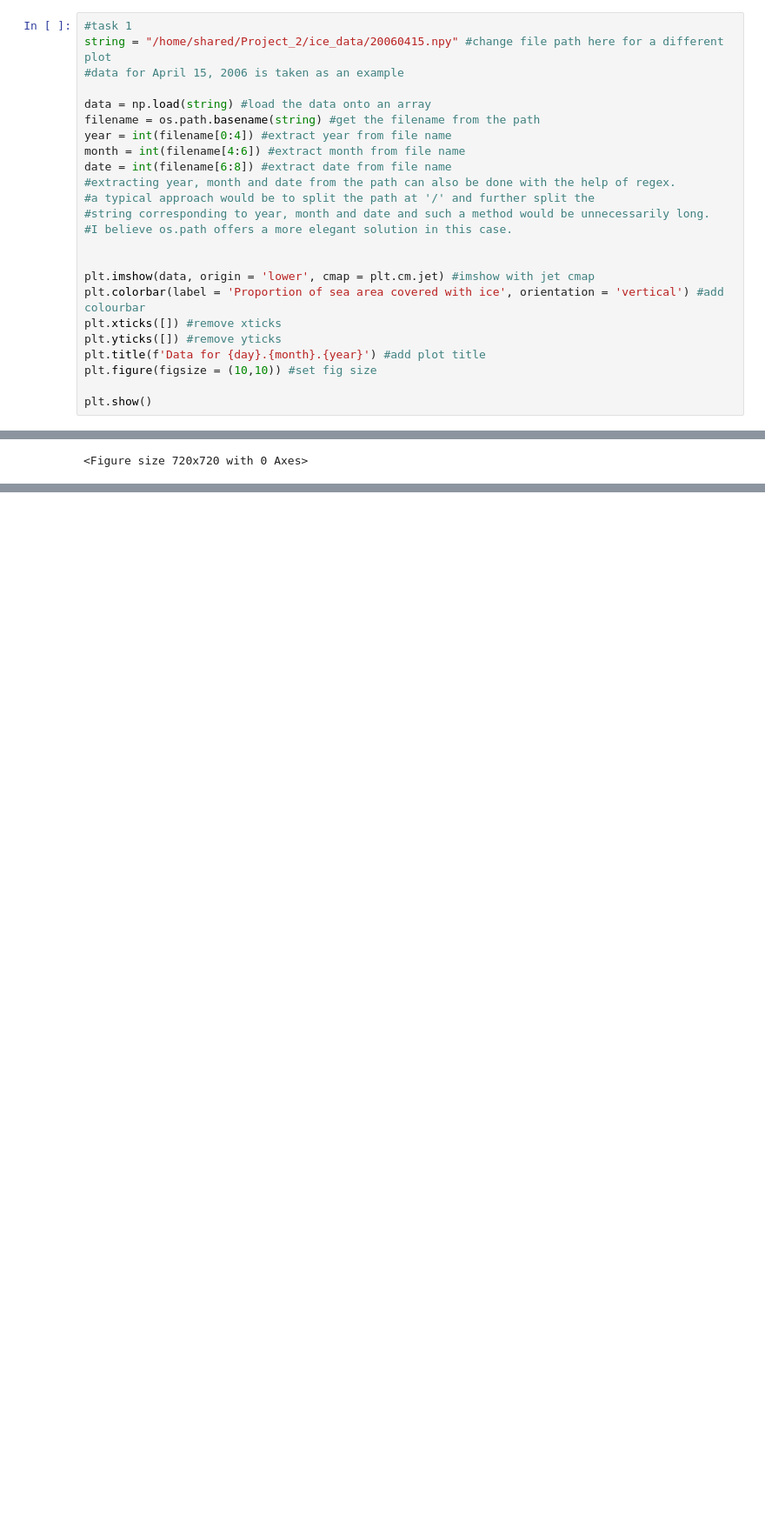
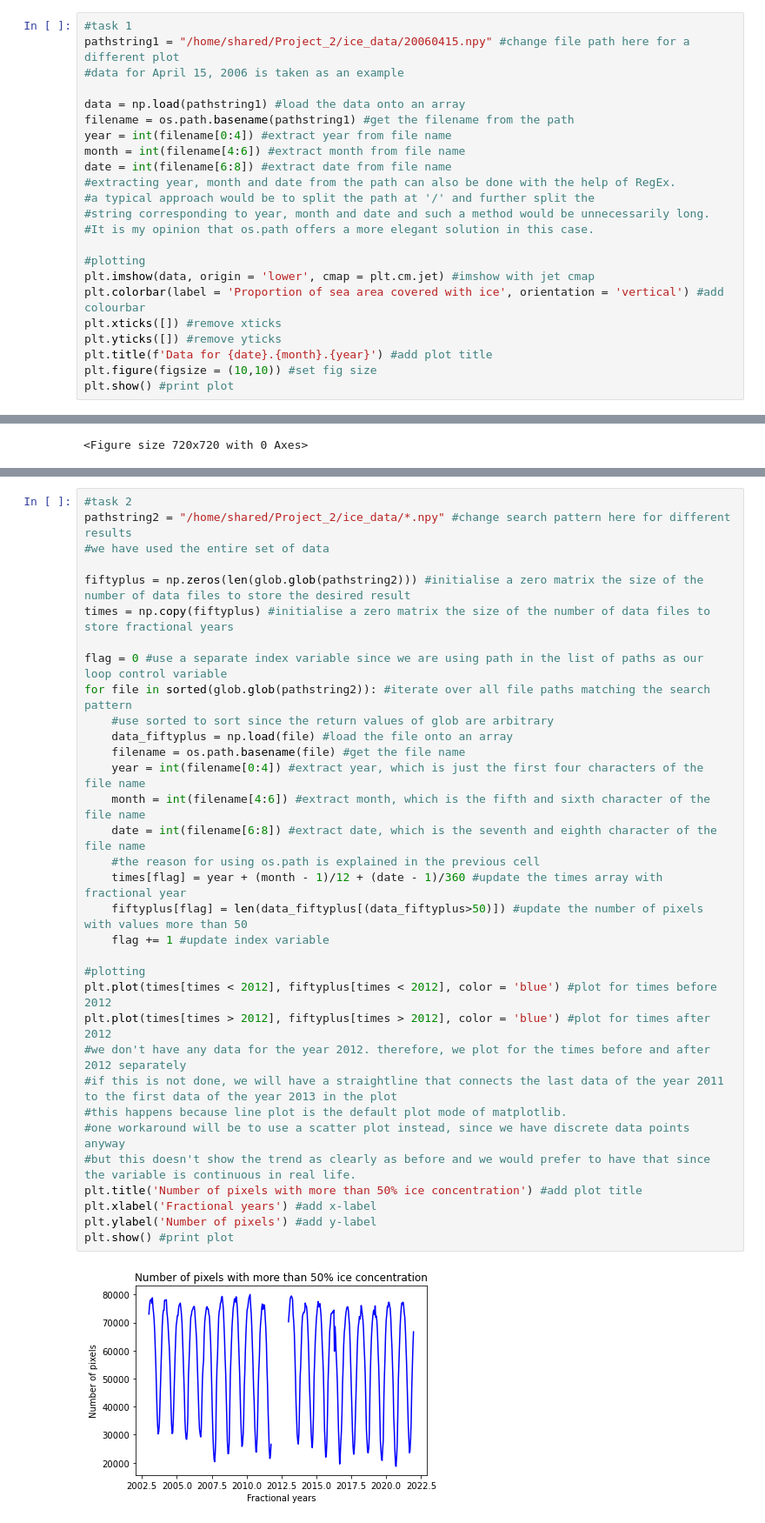
Before and after one commit to smilex555/phys718-hwp, a Jupyter notebook: project2/Project_2_Arctic_Ice_maps_students.ipynb, the cells around one changed output, grey strips where cells are left out. Shown at 87% size. Saved outputs shown, nothing was run; the diff lists cells and outputs as text; blank space fills up the shorter version.

```diff
--- a/project2/Project_2_Arctic_Ice_maps_students.ipynb
+++ b/project2/Project_2_Arctic_Ice_maps_students.ipynb
@@ -90,28 +95,27 @@ import numpy as np
 import matplotlib.pyplot as plt
 # %%
 #task 1
-string = "/home/shared/Project_2/ice_data/20060415.npy" #change file path here for a different plot
+pathstring1 = "/home/shared/Project_2/ice_data/20060415.npy" #change file path here for a different plot
 #data for April 15, 2006 is taken as an example
 
-data = np.load(string) #load the data onto an array
-filename = os.path.basename(string) #get the filename from the path
+data = np.load(pathstring1) #load the data onto an array
+filename = os.path.basename(pathstring1) #get the filename from the path
 year = int(filename[0:4]) #extract year from file name
 month = int(filename[4:6]) #extract month from file name
 date = int(filename[6:8]) #extract date from file name
-#extracting year, month and date from the path can also be done with the help of regex.
+#extracting year, month and date from the path can also be done with the help of RegEx.
 #a typical approach would be to split the path at '/' and further split the
 #string corresponding to year, month and date and such a method would be unnecessarily long.
-#I believe os.path offers a more elegant solution in this case.
+#It is my opinion that os.path offers a more elegant solution in this case.
 
-
+#plotting
 plt.imshow(data, origin = 'lower', cmap = plt.cm.jet) #imshow with jet cmap
 plt.colorbar(label = 'Proportion of sea area covered with ice', orientation = 'vertical') #add colourbar
 plt.xticks([]) #remove xticks
 plt.yticks([]) #remove yticks
-plt.title(f'Data for {day}.{month}.{year}') #add plot title
+plt.title(f'Data for {date}.{month}.{year}') #add plot title
 plt.figure(figsize = (10,10)) #set fig size
-
-plt.show()
+plt.show() #print plot
 # %% [output]
 [figure]
 <Figure size 720x720 with 0 Axes>
@@ -141,0 +125,35 @@ plt.show()
+# %%
+#task 2
+pathstring2 = "/home/shared/Project_2/ice_data/*.npy" #change search pattern here for different results
+#we have used the entire set of data
+
+fiftyplus = np.zeros(len(glob.glob(pathstring2))) #initialise a zero matrix the size of the number of data files to store the desired result
+times = np.copy(fiftyplus) #initialise a zero matrix the size of the number of data files to store fractional years
+
+flag = 0 #use a separate index variable since we are using path in the list of paths as our loop control variable
+for file in sorted(glob.glob(pathstring2)): #iterate over all file paths matching the search pattern
+    #use sorted to sort since the return values of glob are arbitrary
+    data_fiftyplus = np.load(file) #load the file onto an array
+    filename = os.path.basename(file) #get the file name
+    year = int(filename[0:4]) #extract year, which is just the first four characters of the file name
+    month = int(filename[4:6]) #extract month, which is the fifth and sixth character of the file name
+    date = int(filename[6:8]) #extract date, which is the seventh and eighth character of the file name
+    #the reason for using os.path is explained in the previous cell
+    times[flag] = year + (month - 1)/12 + (date - 1)/360 #update the times array with fractional year
+    fiftyplus[flag] = len(data_fiftyplus[(data_fiftyplus>50)]) #update the number of pixels with values more than 50
+    flag += 1 #update index variable
+
+#plotting
+plt.plot(times[times < 2012], fiftyplus[times < 2012], color = 'blue') #plot for times before 2012
+plt.plot(times[times > 2012], fiftyplus[times > 2012], color = 'blue') #plot for times after 2012
+#we don't have any data for the year 2012. therefore, we plot for the times before and after 2012 separately
+#if this is not done, we will have a straightline that connects the last data of the year 2011 to the first data of the year 2013 in the plot
+#this happens because line plot is the default plot mode of matplotlib.
+#one workaround will be to use a scatter plot instead, since we have discrete data points anyway
+#but this doesn't show the trend as clearly as before and we would prefer to have that since the variable is continuous in real life.
+plt.title('Number of pixels with more than 50% ice concentration') #add plot title
+plt.xlabel('Fractional years') #add x-label
+plt.ylabel('Number of pixels') #add y-label
+plt.show() #print plot
+# %% [output]
+[figure, added]
```
Also changed, not shown: parts of 33 cells of this notebook.
